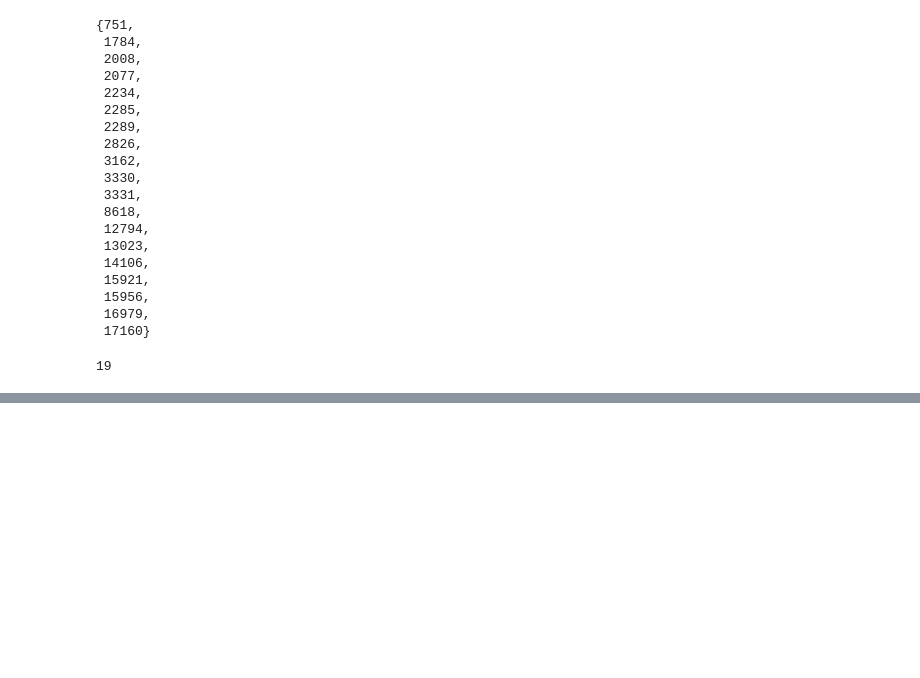
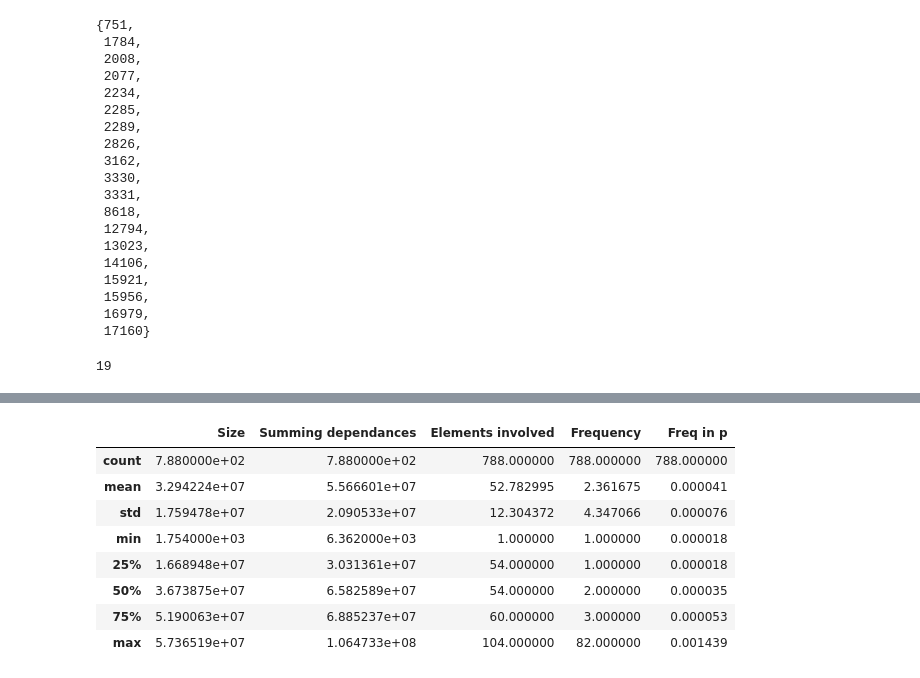
Before and after one commit to alex35469/fingerpatch, a Jupyter notebook: attack/Attack_vizualization.ipynb, the cells around one changed output, grey strips where cells are left out. Saved outputs shown, nothing was run; the diff lists cells and outputs as text; code cells hidden in the pictures; blank space fills up the shorter version.

```diff
--- a/attack/Attack_vizualization.ipynb
+++ b/attack/Attack_vizualization.ipynb
@@ -1214,0 +1224,2 @@ trace
+# %%
+kernel_keyword = gt[gt.Package.str.contains("kernel-")]
@@ -1214,0 +1247,12 @@ trace
+# %%
+kernel_package.describe()
+# %% [output]
+|  | Size | Summing dependances | Elements involved | Frequency | Freq in p |
+| count | 7.880000e+02 | 7.880000e+02 | 788.000000 | 788.000000 | 788.000000 |
+| mean | 3.294224e+07 | 5.566601e+07 | 52.782995 | 2.361675 | 0.000041 |
+| std | 1.759478e+07 | 2.090533e+07 | 12.304372 | 4.347066 | 0.000076 |
+| min | 1.754000e+03 | 6.362000e+03 | 1.000000 | 1.000000 | 0.000018 |
+| 25% | 1.668948e+07 | 3.031361e+07 | 54.000000 | 1.000000 | 0.000018 |
+| 50% | 3.673875e+07 | 6.582589e+07 | 54.000000 | 2.000000 | 0.000035 |
+| 75% | 5.190063e+07 | 6.885237e+07 | 60.000000 | 3.000000 | 0.000053 |
+| max | 5.736519e+07 | 1.064733e+08 | 104.000000 | 82.000000 | 0.001439 |
```
Also changed, not shown: parts of 20 cells of this notebook.
